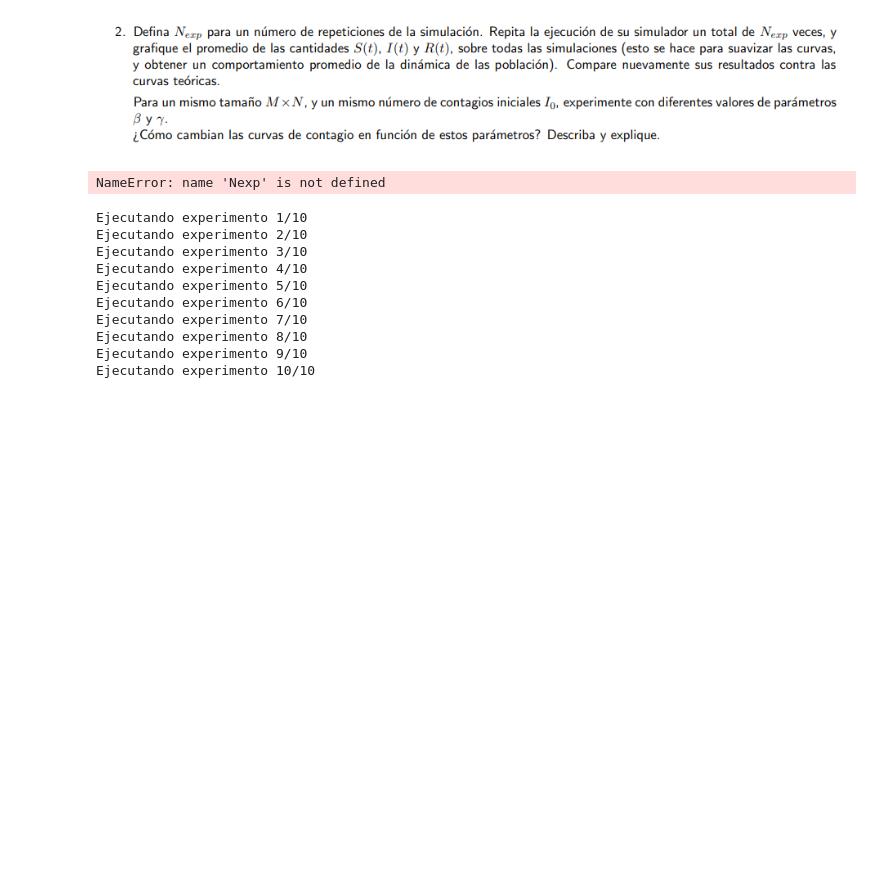
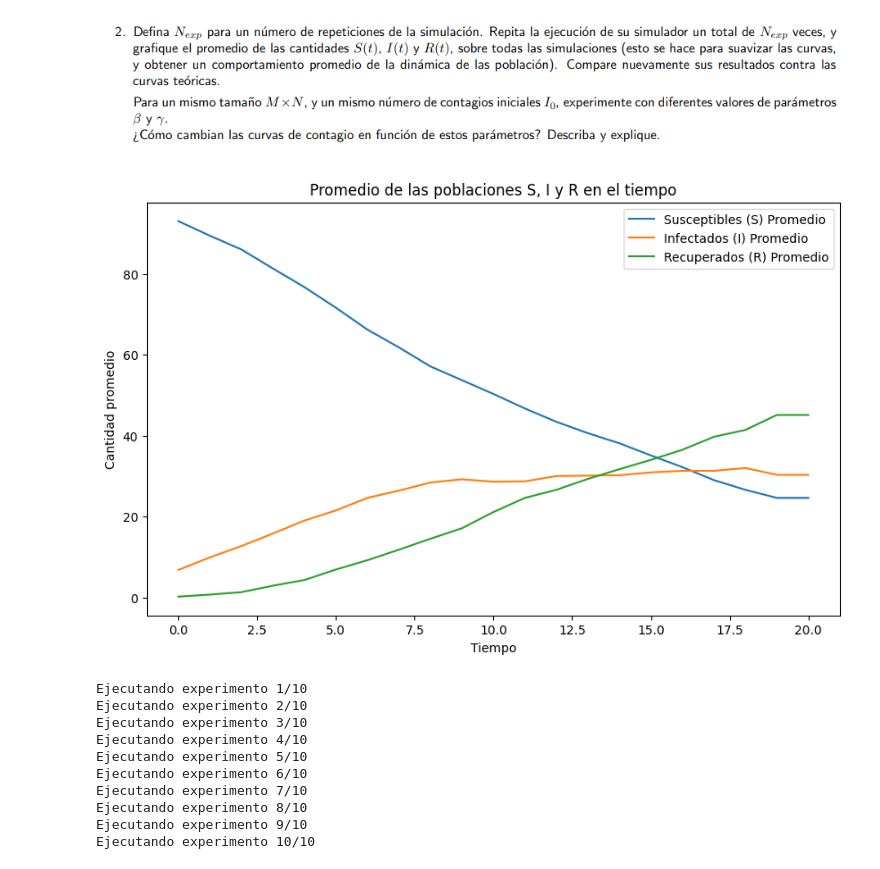
Before and after one commit to AragonD19/ModSim-Lab04, a Jupyter notebook: Lab4.ipynb, the cells around one changed output. Saved outputs shown, nothing was run; the diff lists cells and outputs as text; code cells hidden in the pictures; blank space fills up the shorter version.

```diff
--- a/Lab4.ipynb
+++ b/Lab4.ipynb
@@ -284,35 +284,35 @@ def promediar_simulaciones(Nexp, M, N, T, I0, rad, beta, gamma):
 
     # Promediar sobre las simulaciones
     S_promedio = S_totales / Nexp
     I_promedio = I_totales / Nexp
     R_promedio = R_totales / Nexp
 
     return S_promedio, I_promedio, R_promedio
 
-
 # Parámetros de ejemplo
 M, N = 10, 10  # Tamaño del grid
 T = 20         # Tiempo de simulación
 I0 = 5         # Número inicial de infectados
 rad = 1        # Radio de interacción
 beta = 0.5     # Probabilidad de infección
 gamma = 0.1    # Probabilidad de recuperación
+Nexp = 10      # Número de experimentos para promediar
 
 # Ejecutar simulación múltiples veces y obtener promedios
 S_promedio, I_promedio, R_promedio = promediar_simulaciones(Nexp, M, N, T, I0, rad, beta, gamma)
 
 # Graficar la cantidad promedio de S, I y R en el tiempo
 plt.figure(figsize=(10, 6))
 plt.plot(S_promedio, label='Susceptibles (S) Promedio')
 plt.plot(I_promedio, label='Infectados (I) Promedio')
 plt.plot(R_promedio, label='Recuperados (R) Promedio')
 plt.xlabel('Tiempo')
 plt.ylabel('Cantidad promedio')
 plt.legend()
 plt.title('Promedio de las poblaciones S, I y R en el tiempo')
 plt.show()
 # %% [output]
-NameError: name 'Nexp' is not defined
+[figure, added]
 # %%
 import numpy as np
 import random
```
